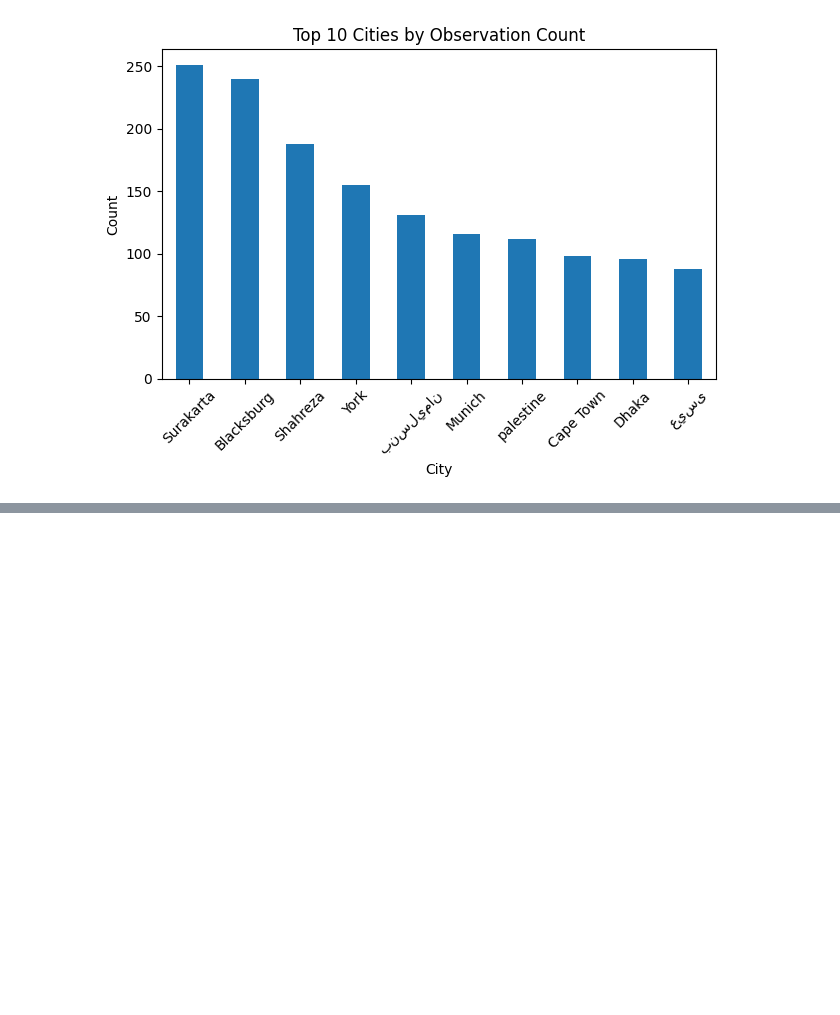
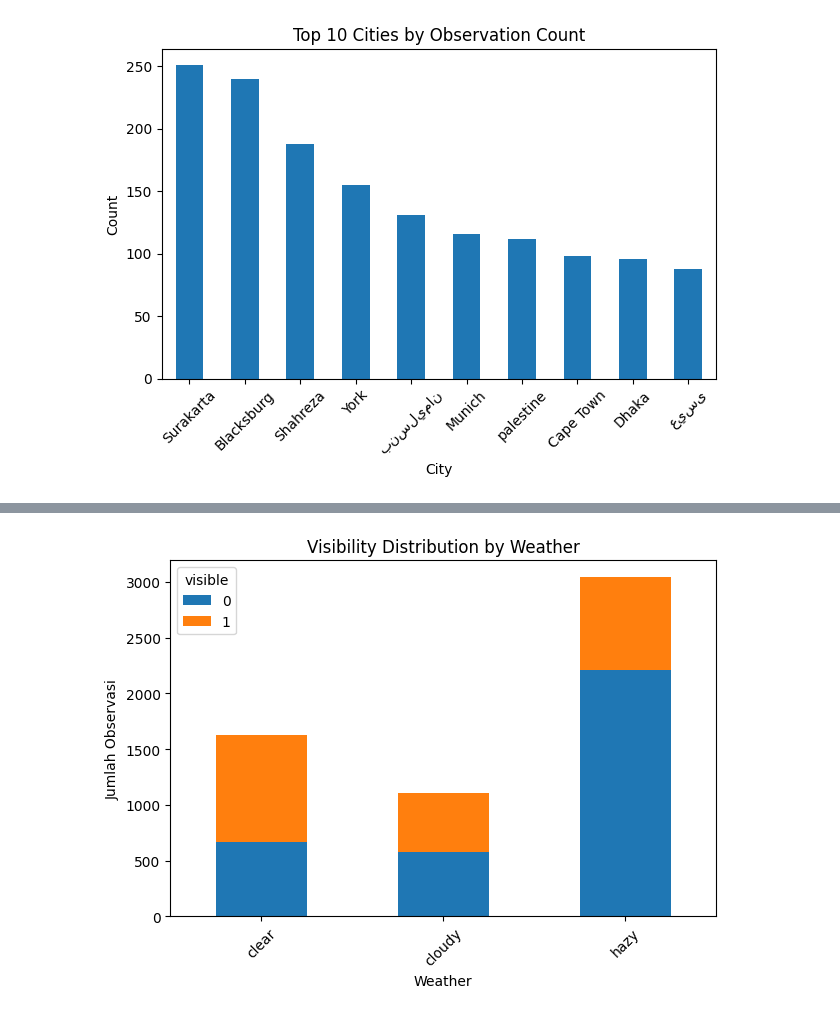
Before and after one commit to zakzakzak/kaggle, a Jupyter notebook: prediction-new-moon-hisab-rukyat.ipynb, the cells around one changed output, grey strips where cells are left out. Drawn from its saved outputs; the diff is of its cells as text; code cells hidden in the pictures; blank space fills up the shorter version.

```diff
--- a/prediction-new-moon-hisab-rukyat.ipynb
+++ b/prediction-new-moon-hisab-rukyat.ipynb
@@ -183,0 +239,12 @@ Name: count, dtype: int64
+# %%
+ct = pd.crosstab(df['weather'], df['visible'])
+
+ct.plot(kind='bar', stacked=True)
+plt.title('Visibility Distribution by Weather')
+plt.xlabel('Weather')
+plt.ylabel('Jumlah Observasi')
+plt.xticks(rotation=45)
+plt.tight_layout()
+plt.show()
+# %% [output]
+[figure, added]
```
Also changed, not shown: parts of 6 cells of this notebook.
